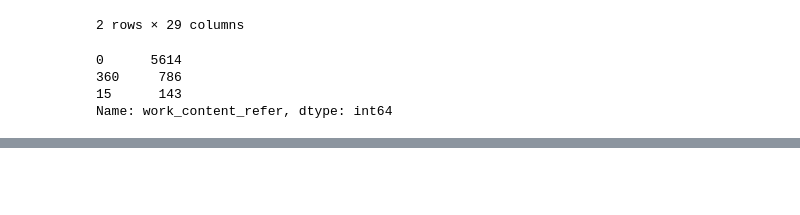
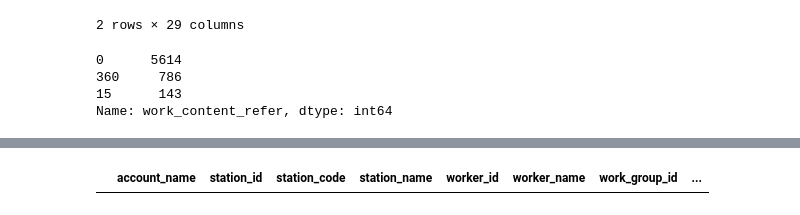
Before and after one commit to fyenne/play4_activity, a Jupyter notebook: acti_coach.ipynb, the cells around one changed output, grey strips where cells are left out. Cells and saved outputs as stored; diff of their text form; code cells hidden in the pictures; blank space fills up the shorter version.

```diff
--- a/acti_coach.ipynb
+++ b/acti_coach.ipynb
@@ -173,0 +155,5 @@ os.listdir()
+# %%
+coach = pd.read_csv('./data/coach1129_1202.csv', sep = '\001')
+coach = coach.dropna(how = 'all', axis = 1)
+coach.columns = [re.sub('\w+\.', '', i) for i in list(coach.columns)]
+coach = coach.dropna(how = 'all', axis = 1)
@@ -227,0 +305,4 @@ coach = data_prepare(coach)
+# %%
+coach[(coach['worker_name'] == '郁黄祥') & (coach['start_date'] == '2021-12-01')]
+# %% [output]
+|  | account_name | station_id | station_code | station_name | worker_id | worker_name | work_group_id | ... |
```
Also changed, not shown: parts of 25 cells of this notebook, 3 other files.
